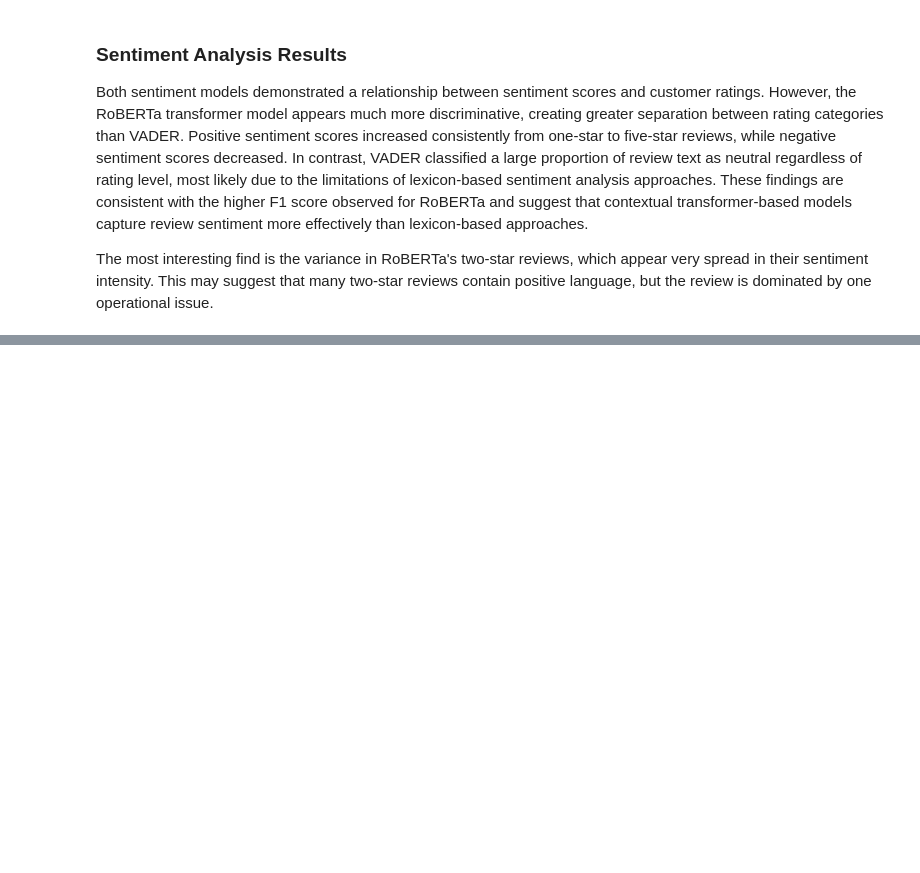
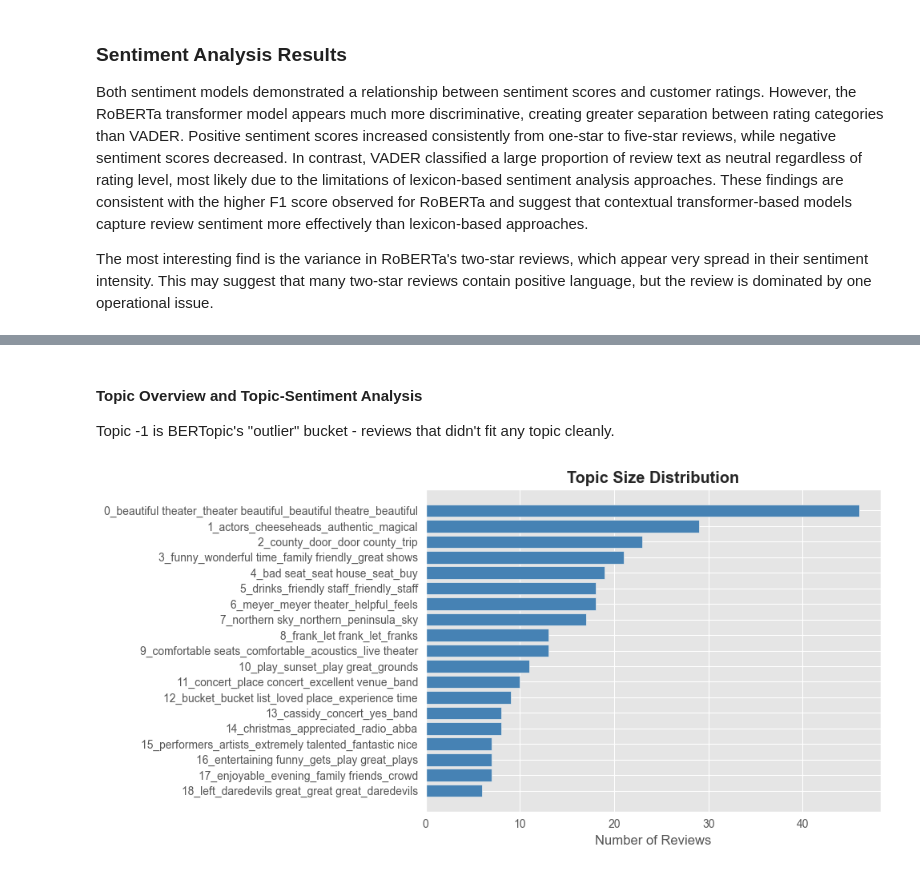
Before and after one commit to ezralinnan/RuralTheatreReviewsNLP, a Jupyter notebook: review_nlp.ipynb, the cells around one changed output, grey strips where cells are left out. Saved outputs shown, nothing was run; the diff lists cells and outputs as text; code cells hidden in the pictures; blank space fills up the shorter version.

Commit message:
topic modeling and topic-sentiment analysis, 5 reviews min

```diff
--- a/review_nlp.ipynb
+++ b/review_nlp.ipynb
@@ -537,0 +538,32 @@ The most interesting find is the variance in RoBERTa's two-star reviews, which a
+# %%
+from bertopic import BERTopic
+from bertopic.vectorizers import ClassTfidfTransformer
+from sklearn.feature_extraction.text import CountVectorizer
+
+docs = sentiment_df['full_clean_review'].tolist()
+
+# our vectorizor will remove common english stopwords, capture words in at least two reviews, and capture one and two word phrases
+vectorizer = CountVectorizer(
+    stop_words='english',
+    min_df=2,
+    ngram_range=(1, 2),
+)
+
+ctfidf = ClassTfidfTransformer(reduce_frequent_words=True)
+
+topic_model = BERTopic(
+    vectorizer_model=vectorizer,
+    ctfidf_model=ctfidf,
+    language='english',
+    calculate_probabilities=True,
+    verbose=True,
+    nr_topics='auto',
+    min_topic_size=5
+)
+
+topics, probs = topic_model.fit_transform(docs)
+sentiment_df['topic'] = topics
+sentiment_df['topic_prob'] = probs.max(axis=1)
+
+topic_info = topic_model.get_topic_info()
+topic_info
@@ -537,0 +600,19 @@ The most interesting find is the variance in RoBERTa's two-star reviews, which a
+# %% [markdown]
+#### Topic Overview and Topic-Sentiment Analysis
+
+Topic -1 is BERTopic's "outlier" bucket - reviews that didn't fit any topic cleanly.
+# %%
+topic_sizes = topic_info[topic_info['Topic'] != -1].copy()
+fig, ax = plt.subplots(figsize=(10, 5))
+ax.barh(
+    topic_sizes['Name'].astype(str),
+    topic_sizes['Count'],
+    color='steelblue'
+)
+ax.set_xlabel('Number of Reviews')
+ax.set_title('Topic Size Distribution', fontweight='bold')
+ax.invert_yaxis()
+plt.tight_layout()
+plt.show()
+# %% [output]
+[figure, added]
```
Also changed, not shown: parts of 4 cells of this notebook.
